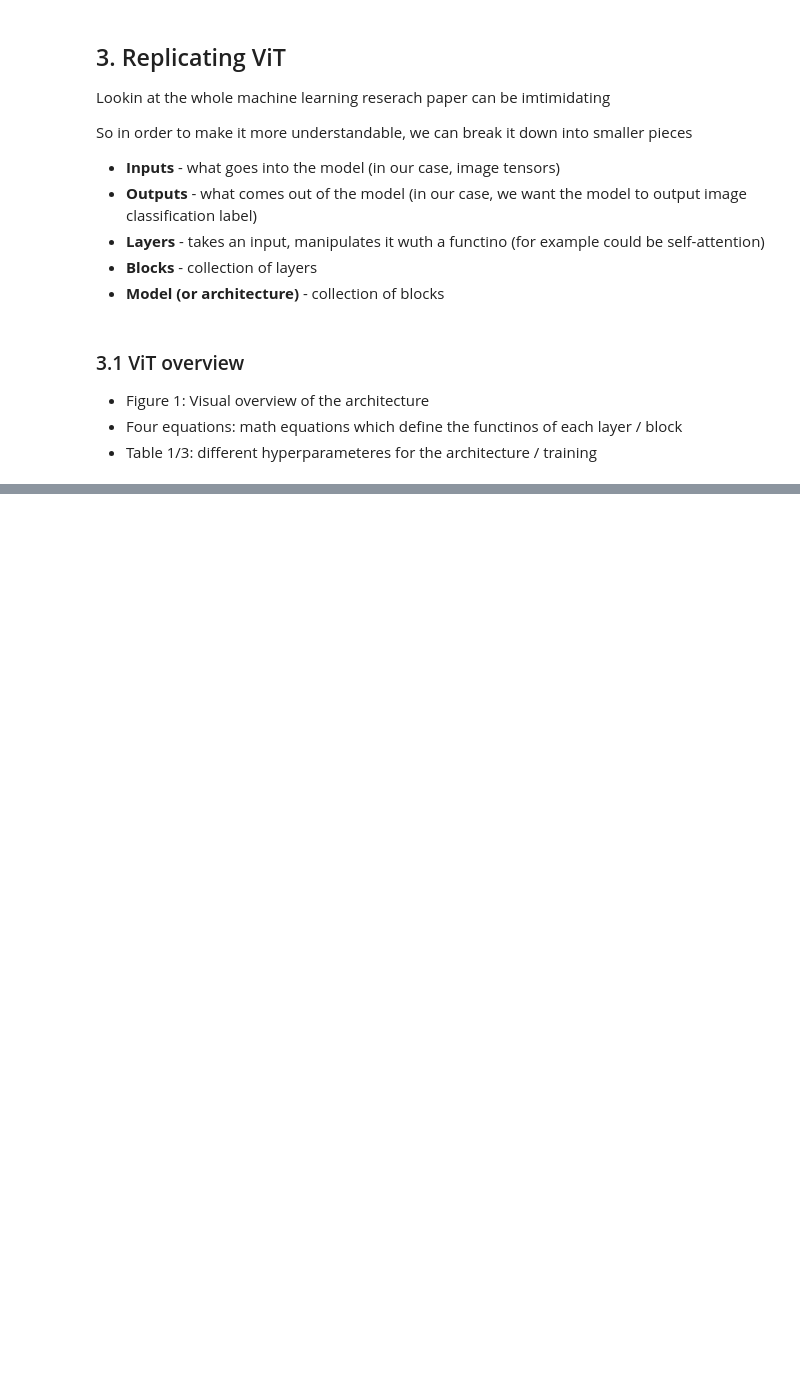
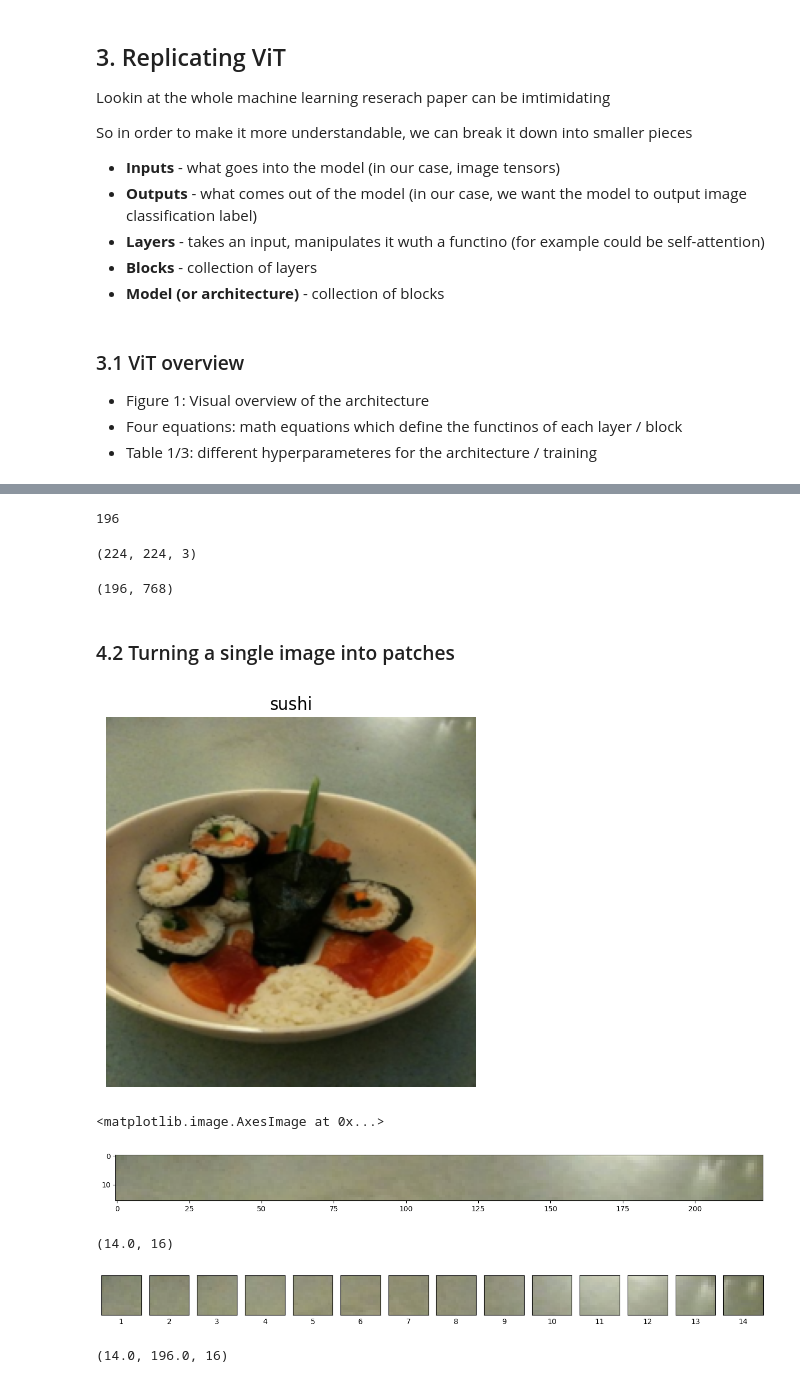
Before and after one commit to mchojna/pytorch-course, a Jupyter notebook: 08_pytorch_paper_replicating/08_pytorch_paper_replicating.ipynb, the cells around one changed output, grey strips where cells are left out. Saved outputs shown, nothing was run; the diff lists cells and outputs as text; code cells hidden in the pictures; blank space fills up the shorter version.

```diff
--- a/08_pytorch_paper_replicating/08_pytorch_paper_replicating.ipynb
+++ b/08_pytorch_paper_replicating/08_pytorch_paper_replicating.ipynb
@@ -135,0 +231,77 @@ So in order to make it more understandable, we can break it down into smaller pi
+# %%
+# Calulcate number of pathes
+number_of_pathes = int((height * width)  / patch_size ** 2)
+number_of_pathes
+# %% [output]
+196
+# %%
+# Input shape
+embedding_layer_input_shape = (height, width, color_channels)
+embedding_layer_input_shape
+# %% [output]
+(224, 224, 3)
+# %%
+# Output shape
+embedding_layer_output_shape = (number_of_pathes, patch_size ** 2 * color_channels)
+embedding_layer_output_shape
+# %% [output]
+(196, 768)
+# %% [markdown]
+### 4.2 Turning a single image into patches
+# %%
+# View a single image
+plt.imshow(image.permute(1, 2, 0))
+plt.title(class_names[label])
+plt.axis(False)
+plt.show()
+# %% [output]
+[figure, added]
+# %%
+# Get top row of image
+image_permuted = image.permute(1, 2, 0)
+
+# Index to plot the top row of pixels
+patch_size = 16
+plt.figure(figsize=(patch_size, patch_size))
+plt.imshow(image_permuted[:patch_size, :, :])
+# %% [output]
+<matplotlib.image.AxesImage at 0x...>
+[figure, added]
+# %%
+# Setup code to plot top row as patches
+img_size = 224
+patch_size = 16
+num_patches = img_size / patch_size
+
+assert img_size % patch_size == 0, "Image size must be divisible by patch size"
+
+num_patches, patch_size
+# %% [output]
+(14.0, 16)
+# %%
+# Create a series of subplots
+fig, axs = plt.subplots(nrows=1,
+                        ncols=img_size // patch_size,  # one column for each patch
+                        sharex=True,
+                        sharey=True,
+                        figsize=(patch_size, patch_size))
+
+# Iterate through number of patches in the top row
+for i, patch in enumerate(range(0 ,img_size, patch_size)):
+    axs[i].imshow(image_permuted[:patch_size, patch:patch+patch_size, :])
+    axs[i].set_xlabel(i+1) # set the patch label
+    axs[i].set_xticks([])
+    axs[i].set_yticks([])
+# %% [output]
+[figure, added]
+# %%
+# Setup code to plot whole image as patches
+img_size = 224
+patch_size = 16
+num_patches = img_size / patch_size
+
+assert img_size % patch_size == 0, "Image size must be divisible by patch size"
+
+num_patches, num_patches * num_patches, patch_size
+# %% [output]
+(14.0, 196.0, 16)
```
Also changed, not shown: parts of 29 cells of this notebook.
